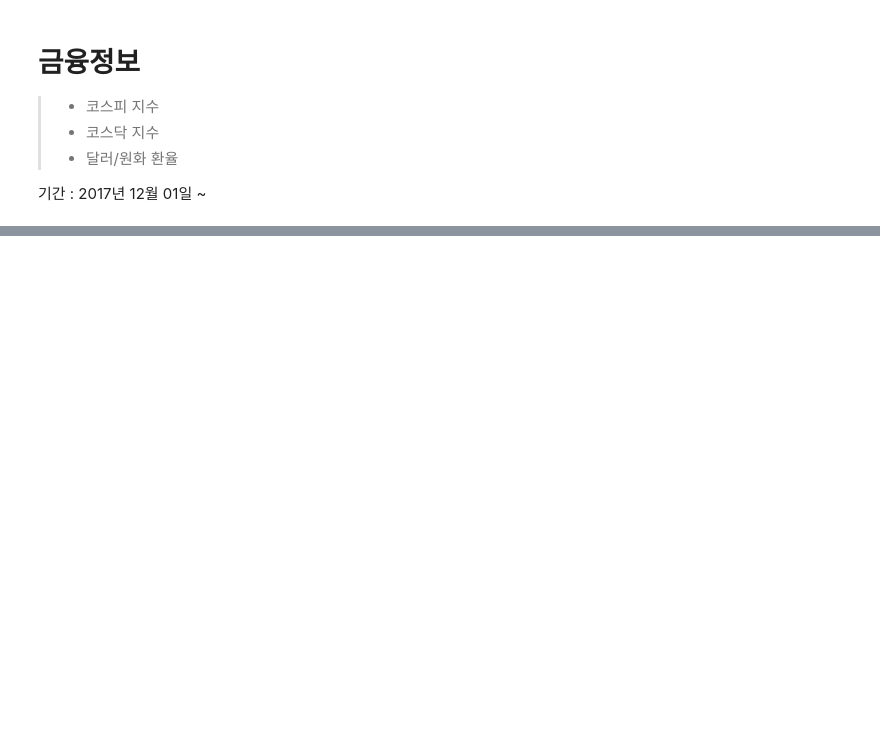
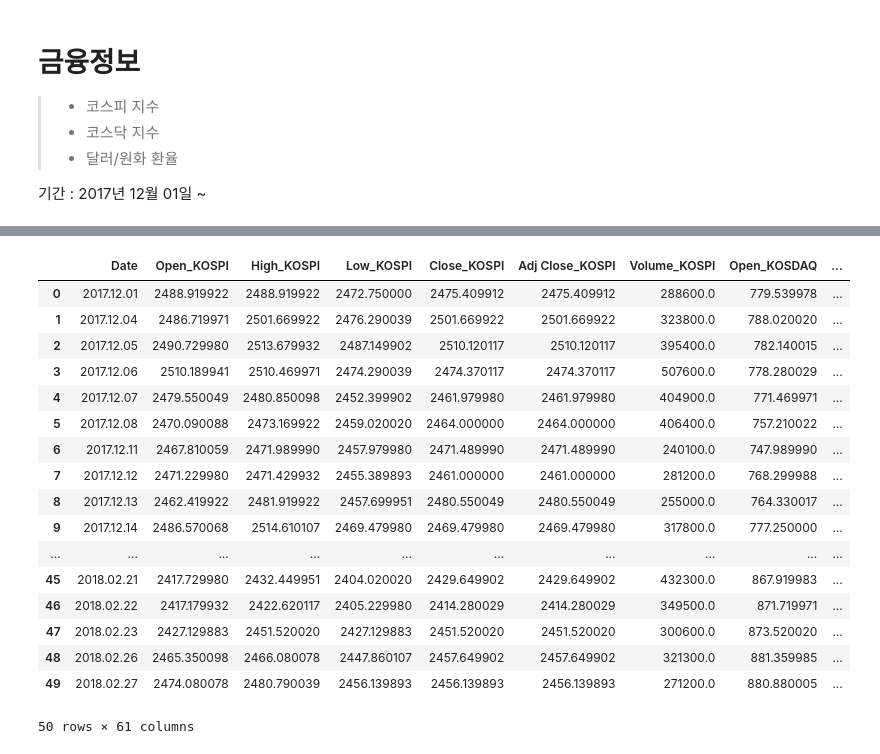
Before and after one commit to buenhyden/Private_Project, a Jupyter notebook: personal_project/0_Finance.ipynb, the cells around one changed output, grey strips where cells are left out. Drawn from its saved outputs; the diff is of its cells as text; code cells hidden in the pictures; blank space fills up the shorter version.

Commit message:
no message

```diff
--- a/personal_project/0_Finance.ipynb
+++ b/personal_project/0_Finance.ipynb
@@ -13,6 +13,7 @@ def Get_Finance_Info(target, symbol, date, nowdate):
     while value:
         try:
             df = DataReader(symbol, "yahoo", date, nowdate)
+            print (df.shape)
         except:
             value = True
         else:
@@ -27,18 +28,25 @@ def Get_Finance(date):
     date = datetime.strptime(str(date),'%Y%m%d').date()
     target = {'KOSPI' : '^KS11',
              'KOSDAQ' : '^KQ11',
-             'CURRENCY' : 'KRW=X'}
+             'CURRENCY' : 'KRW=X',
+             'NASDAQ' : '^IXIC',
+             'DOW_JONES' : '^DJI',
+             'S&P500' : '^GSPC',
+             'GOLD_FUTURES' : 'GC=F',
+             'BITCOIN' : 'BTC-USD',
+             'NIKKEI_225' : '^N225',
+             'HANG_SENG_INDEX' : '^HSI'}
     df = list(map(lambda x: Get_Finance_Info(x, target[x], date, nowdate), target))
     df = pd.concat(df, axis = 1)
     df = df.dropna()
     df.reset_index(inplace = True)
     df['Date'] = df.Date.dt.strftime('%Y.%m.%d')
-    slack = cb.Slacker(cb.slacktoken())
-    strNowDate = nowdate.strftime('%Y-%m-%d')
-    slack.chat.post_message('# notification',
-                            '''targetData : {}, {}, {}
-                            from : {}
-                            to : {} '''.format(*target, date, strNowDate))
+    #slack = cb.Slacker(cb.slacktoken())
+    #strNowDate = nowdate.strftime('%Y-%m-%d')
+    #slack.chat.post_message('# notification',
+     #                       '''targetData : {}, {}, {}
+      #                      from : {}
+       #                     to : {} '''.format(*target, date, strNowDate))
     return df
 
 from datetime import datetime
@@ -51,11 +59,11 @@ dbname = 'hy_db'
 useDb = dh.Use_Database(mongodb, dbname)
 df_finance = Get_Finance(dateIs)
 df_finance.drop_duplicates(subset='Date', inplace = True)
-financeCollectionName = 'Finance'
-useCollection_Finance = dh.Use_Collection(useDb, financeCollectionName)
-dateIsInDB = useCollection_Finance.distinct('Date')
-df_finance = df_finance[~df_finance.Date.isin(dateIsInDB)]
-useCollection_Finance.insert_many(df_finance.to_dict('records'))
+#financeCollectionName = 'Finance'
+#useCollection_Finance = dh.Use_Collection(useDb, financeCollectionName)
+#dateIsInDB = useCollection_Finance.distinct('Date')
+#df_finance = df_finance[~df_finance.Date.isin(dateIsInDB)]
+#useCollection_Finance.insert_many(df_finance.to_dict('records'))
 endTime = datetime.now()
 runningTime= endTime - startTime
 print (runningTime)
@@ -66,0 +88,21 @@ CURRENCY KRW=X 2017-12-01 2018-02-19
+# %%
+df_finance
+# %% [output]
+|  | Date | Open_KOSPI | High_KOSPI | Low_KOSPI | Close_KOSPI | Adj Close_KOSPI | Volume_KOSPI | Open_KOSDAQ | ... |
+| 0 | 2017.12.01 | 2488.919922 | 2488.919922 | 2472.750000 | 2475.409912 | 2475.409912 | 288600.0 | 779.539978 | ... |
+| 1 | 2017.12.04 | 2486.719971 | 2501.669922 | 2476.290039 | 2501.669922 | 2501.669922 | 323800.0 | 788.020020 | ... |
+| 2 | 2017.12.05 | 2490.729980 | 2513.679932 | 2487.149902 | 2510.120117 | 2510.120117 | 395400.0 | 782.140015 | ... |
+| 3 | 2017.12.06 | 2510.189941 | 2510.469971 | 2474.290039 | 2474.370117 | 2474.370117 | 507600.0 | 778.280029 | ... |
+| 4 | 2017.12.07 | 2479.550049 | 2480.850098 | 2452.399902 | 2461.979980 | 2461.979980 | 404900.0 | 771.469971 | ... |
+| 5 | 2017.12.08 | 2470.090088 | 2473.169922 | 2459.020020 | 2464.000000 | 2464.000000 | 406400.0 | 757.210022 | ... |
+| 6 | 2017.12.11 | 2467.810059 | 2471.989990 | 2457.979980 | 2471.489990 | 2471.489990 | 240100.0 | 747.989990 | ... |
+| 7 | 2017.12.12 | 2471.229980 | 2471.429932 | 2455.389893 | 2461.000000 | 2461.000000 | 281200.0 | 768.299988 | ... |
+| 8 | 2017.12.13 | 2462.419922 | 2481.919922 | 2457.699951 | 2480.550049 | 2480.550049 | 255000.0 | 764.330017 | ... |
+| 9 | 2017.12.14 | 2486.570068 | 2514.610107 | 2469.479980 | 2469.479980 | 2469.479980 | 317800.0 | 777.250000 | ... |
+| ... | ... | ... | ... | ... | ... | ... | ... | ... | ... |
+| 45 | 2018.02.21 | 2417.729980 | 2432.449951 | 2404.020020 | 2429.649902 | 2429.649902 | 432300.0 | 867.919983 | ... |
+| 46 | 2018.02.22 | 2417.179932 | 2422.620117 | 2405.229980 | 2414.280029 | 2414.280029 | 349500.0 | 871.719971 | ... |
+| 47 | 2018.02.23 | 2427.129883 | 2451.520020 | 2427.129883 | 2451.520020 | 2451.520020 | 300600.0 | 873.520020 | ... |
+| 48 | 2018.02.26 | 2465.350098 | 2466.080078 | 2447.860107 | 2457.649902 | 2457.649902 | 321300.0 | 881.359985 | ... |
+| 49 | 2018.02.27 | 2474.080078 | 2480.790039 | 2456.139893 | 2456.139893 | 2456.139893 | 271200.0 | 880.880005 | ... |
+50 rows × 61 columns
```
Also changed, not shown: parts of 1 cell of this notebook, 1 other file.
